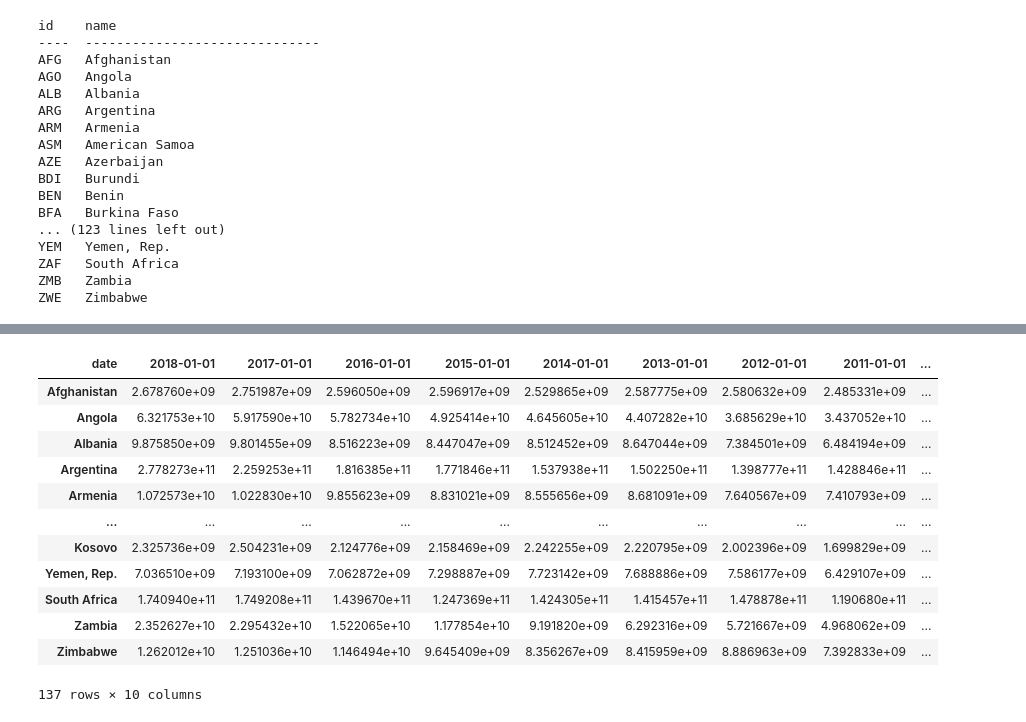
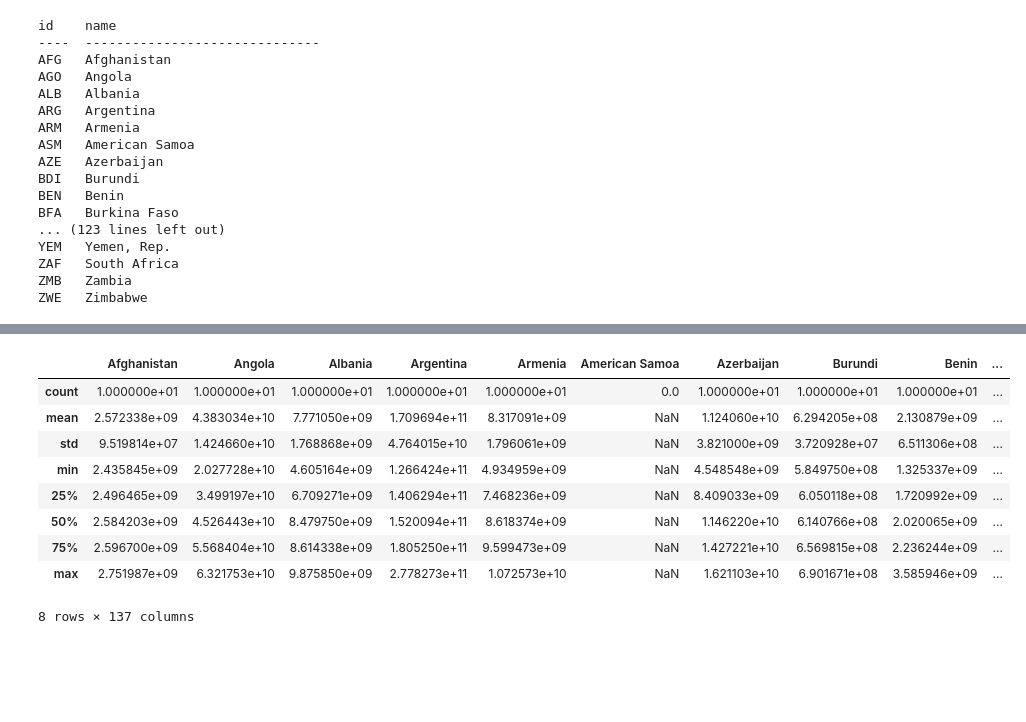
Before and after one commit to a7u7a/blokis-intl-debt, a Jupyter notebook: get-debt.ipynb, the cells around one changed output, grey strips where cells are left out. Saved outputs shown, nothing was run; the diff lists cells and outputs as text; code cells hidden in the pictures; blank space fills up the shorter version.

```diff
--- a/get-debt.ipynb
+++ b/get-debt.ipynb
@@ -63,9 +64,9 @@ ZWE   Zimbabwe
 "RuntimeError: Got error 175 (Invalid format): The indicator was not found. It may have been deleted or archived."
 - Time range is not required but I thought it maybe better not to leave rely on defaults
 # %%
-countries = [i['id'] for i in wbdata.get_country(incomelevel='LMY')]
-indicators = {"DT.DOD.DECT.CD":"TotalExternalDebtUSD"}
-timeSelection = (datetime.datetime(2009, 1, 1), datetime.datetime(2018, 12, 31))
-df = wbdata.get_dataframe(indicators, data_date=timeSelection,country=countries, convert_date=True, keep_levels=False)
-#df = df.reset_index()
-df.head(13)
+def get_wb_data():
+    countries = [i['id'] for i in wbdata.get_country(incomelevel='LMY')]
+    indicators = {"DT.DOD.DECT.CD":"TotalExternalDebtUSD"}
+    timeSelection = (datetime.datetime(2009, 1, 1), datetime.datetime(2018, 12, 31))
+    df = wbdata.get_dataframe(indicators, data_date=timeSelection,country=countries, convert_date=True, keep_levels=False)
+    return df
@@ -93,29 +73,12 @@ For each country name
 # %%
-df_list = []
-for country_name in df.index.unique(level='country'):
-    row = df.xs(country_name,level=0, axis=0)
-    row = row.rename(columns = {'TotalExternalDebtUSD':country_name})
-    df_list.append(row[country_name])
-final_df = pd.concat(df_list, axis=1).transpose()
-# This is me trying to rename the axis name but it doesnt work
-#final_df = pd.concat(df_list, axis=1).transpose()
-#final_df=final_df.rename_axis("country")
-#final_df.reset_index
-#final_df.set_index('country')
-#final_df.index = final_df.index.rename("country")
-#final_df.index.names = ["country"]
-final_df
+def format_wb_df(df):
+    df_list = []
+    for country_name in df.index.unique(level='country'):
+
+        # get each country data as pd.Series from multindex df
+        row = df.xs(country_name,level=0, axis=0)
+        row = row.rename(columns = {'TotalExternalDebtUSD':country_name})
+        df_list.append(row[country_name])
+
+    # merge series into dataframe
+    return pd.concat(df_list, axis=1)
-# %% [output]
-| date | 2018-01-01 | 2017-01-01 | 2016-01-01 | 2015-01-01 | 2014-01-01 | 2013-01-01 | 2012-01-01 | 2011-01-01 | ... |
-| Afghanistan | 2.678760e+09 | 2.751987e+09 | 2.596050e+09 | 2.596917e+09 | 2.529865e+09 | 2.587775e+09 | 2.580632e+09 | 2.485331e+09 | ... |
-| Angola | 6.321753e+10 | 5.917590e+10 | 5.782734e+10 | 4.925414e+10 | 4.645605e+10 | 4.407282e+10 | 3.685629e+10 | 3.437052e+10 | ... |
-| Albania | 9.875850e+09 | 9.801455e+09 | 8.516223e+09 | 8.447047e+09 | 8.512452e+09 | 8.647044e+09 | 7.384501e+09 | 6.484194e+09 | ... |
-| Argentina | 2.778273e+11 | 2.259253e+11 | 1.816385e+11 | 1.771846e+11 | 1.537938e+11 | 1.502250e+11 | 1.398777e+11 | 1.428846e+11 | ... |
-| Armenia | 1.072573e+10 | 1.022830e+10 | 9.855623e+09 | 8.831021e+09 | 8.555656e+09 | 8.681091e+09 | 7.640567e+09 | 7.410793e+09 | ... |
-| ... | ... | ... | ... | ... | ... | ... | ... | ... | ... |
-| Kosovo | 2.325736e+09 | 2.504231e+09 | 2.124776e+09 | 2.158469e+09 | 2.242255e+09 | 2.220795e+09 | 2.002396e+09 | 1.699829e+09 | ... |
-| Yemen, Rep. | 7.036510e+09 | 7.193100e+09 | 7.062872e+09 | 7.298887e+09 | 7.723142e+09 | 7.688886e+09 | 7.586177e+09 | 6.429107e+09 | ... |
-| South Africa | 1.740940e+11 | 1.749208e+11 | 1.439670e+11 | 1.247369e+11 | 1.424305e+11 | 1.415457e+11 | 1.478878e+11 | 1.190680e+11 | ... |
-| Zambia | 2.352627e+10 | 2.295432e+10 | 1.522065e+10 | 1.177854e+10 | 9.191820e+09 | 6.292316e+09 | 5.721667e+09 | 4.968062e+09 | ... |
-| Zimbabwe | 1.262012e+10 | 1.251036e+10 | 1.146494e+10 | 9.645409e+09 | 8.356267e+09 | 8.415959e+09 | 8.886963e+09 | 7.392833e+09 | ... |
-137 rows × 10 columns
@@ -121,0 +88,14 @@ final_df
+# %%
+final_df = format_wb_df(wb_df)
+final_df.describe()
+# %% [output]
+|  | Afghanistan | Angola | Albania | Argentina | Armenia | American Samoa | Azerbaijan | Burundi | Benin | ... |
+| count | 1.000000e+01 | 1.000000e+01 | 1.000000e+01 | 1.000000e+01 | 1.000000e+01 | 0.0 | 1.000000e+01 | 1.000000e+01 | 1.000000e+01 | ... |
+| mean | 2.572338e+09 | 4.383034e+10 | 7.771050e+09 | 1.709694e+11 | 8.317091e+09 | NaN | 1.124060e+10 | 6.294205e+08 | 2.130879e+09 | ... |
+| std | 9.519814e+07 | 1.424660e+10 | 1.768868e+09 | 4.764015e+10 | 1.796061e+09 | NaN | 3.821000e+09 | 3.720928e+07 | 6.511306e+08 | ... |
+| min | 2.435845e+09 | 2.027728e+10 | 4.605164e+09 | 1.266424e+11 | 4.934959e+09 | NaN | 4.548548e+09 | 5.849750e+08 | 1.325337e+09 | ... |
+| 25% | 2.496465e+09 | 3.499197e+10 | 6.709271e+09 | 1.406294e+11 | 7.468236e+09 | NaN | 8.409033e+09 | 6.050118e+08 | 1.720992e+09 | ... |
+| 50% | 2.584203e+09 | 4.526443e+10 | 8.479750e+09 | 1.520094e+11 | 8.618374e+09 | NaN | 1.146220e+10 | 6.140766e+08 | 2.020065e+09 | ... |
+| 75% | 2.596700e+09 | 5.568404e+10 | 8.614338e+09 | 1.805250e+11 | 9.599473e+09 | NaN | 1.427221e+10 | 6.569815e+08 | 2.236244e+09 | ... |
+| max | 2.751987e+09 | 6.321753e+10 | 9.875850e+09 | 2.778273e+11 | 1.072573e+10 | NaN | 1.621103e+10 | 6.901671e+08 | 3.585946e+09 | ... |
+8 rows × 137 columns
```
Also changed, not shown: parts of 7 cells of this notebook.
